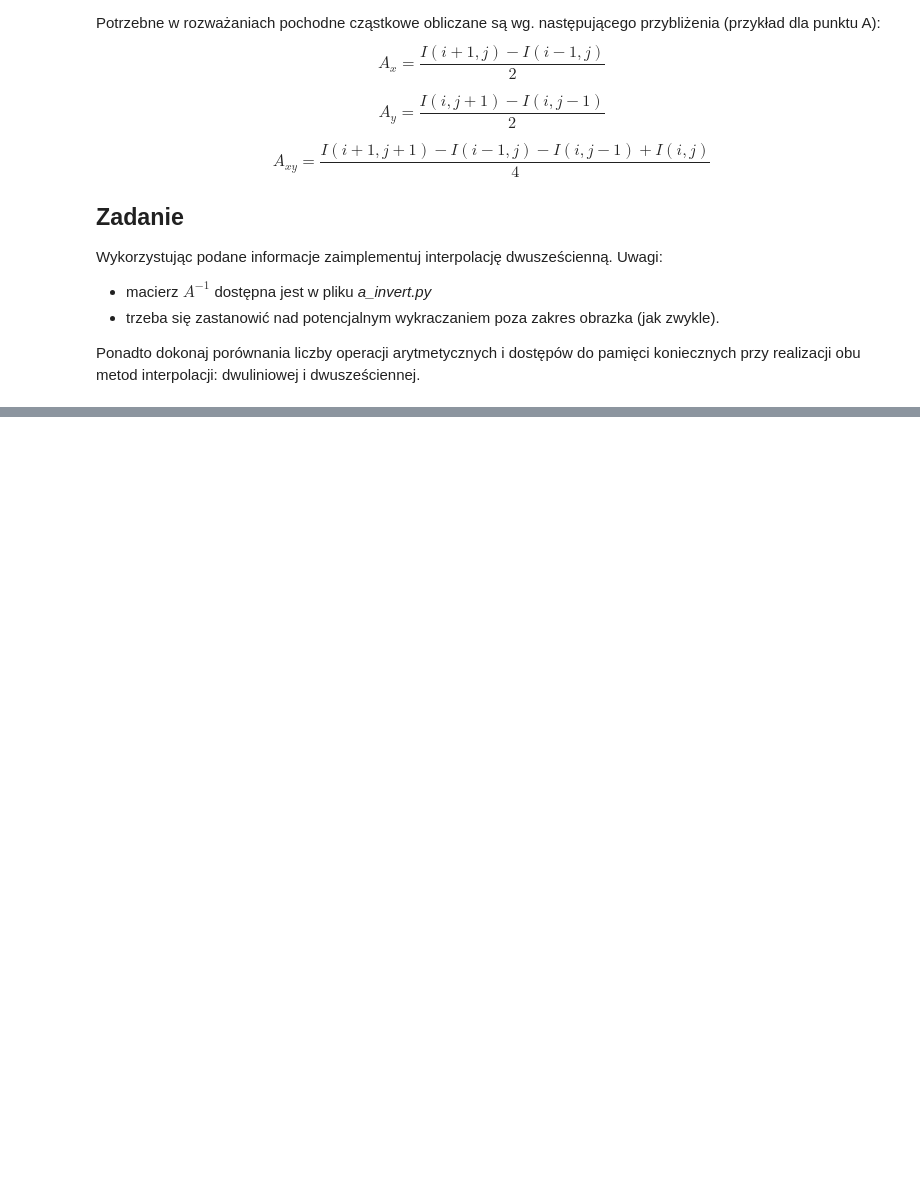
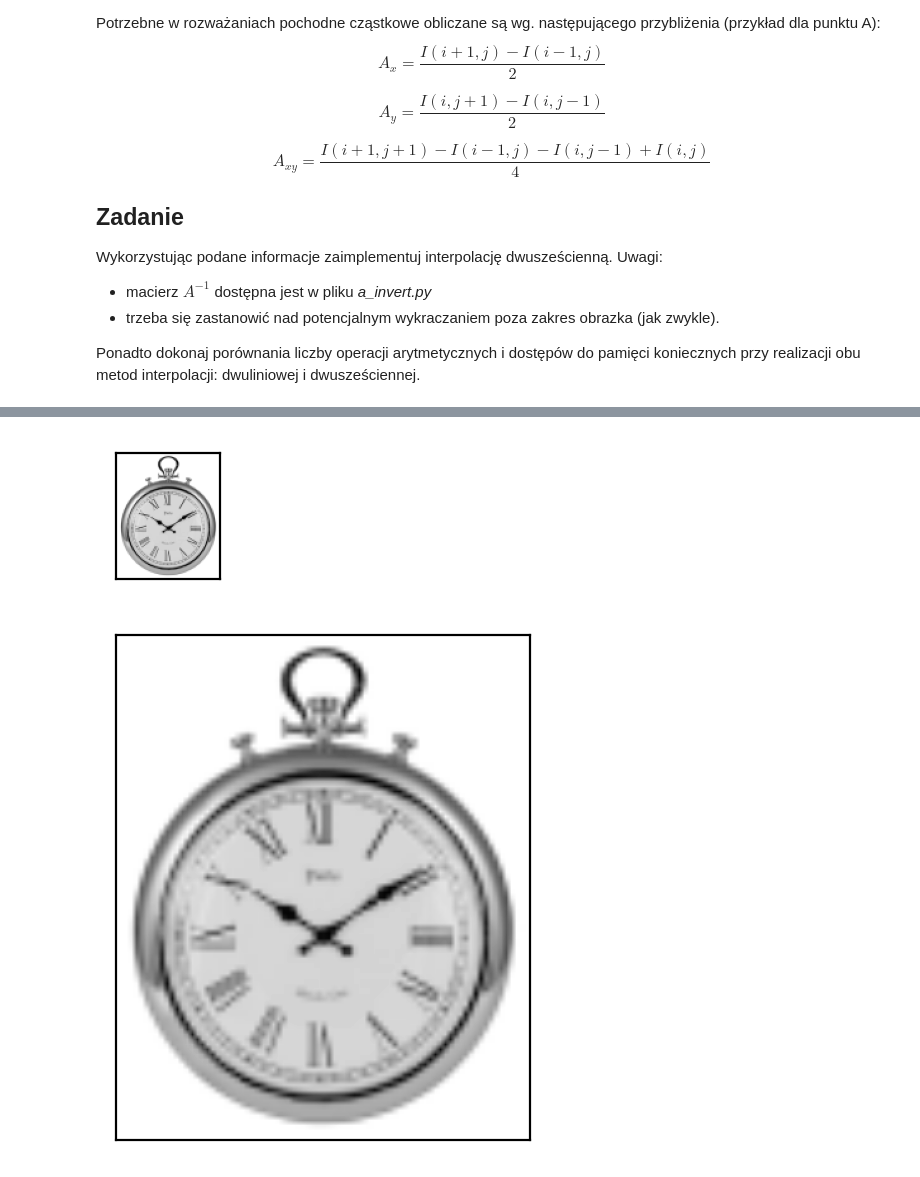
Before and after one commit to lkwinta/Digital-Image-Processing, a Jupyter notebook: lab05/05_resolution_hw.ipynb, the cells around one changed output, grey strips where cells are left out. Cells and saved outputs as stored; diff of their text form; code cells hidden in the pictures; blank space fills up the shorter version.

```diff
--- a/lab05/05_resolution_hw.ipynb
+++ b/lab05/05_resolution_hw.ipynb
@@ -93,0 +193,7 @@ import ainvert
+# %%
+print_img(clock)
+print_img(bilinear_interpolation(clock, 4, 4))
+print_img(bicubic_interpolation(clock, 4, 4))
+# %% [output]
+[figure, added]
+[figure, added]
```
Also changed, not shown: parts of 8 cells of this notebook.
